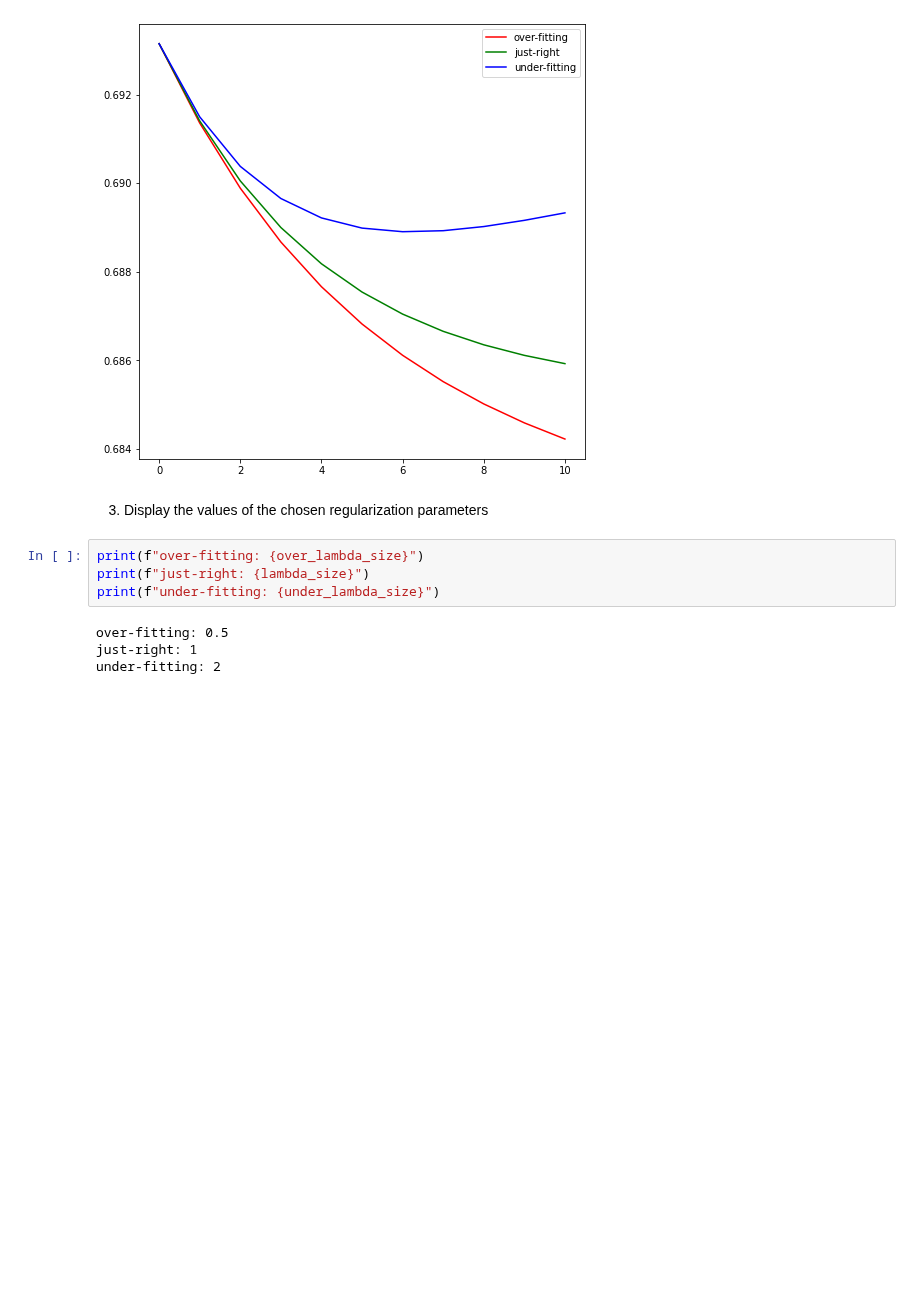
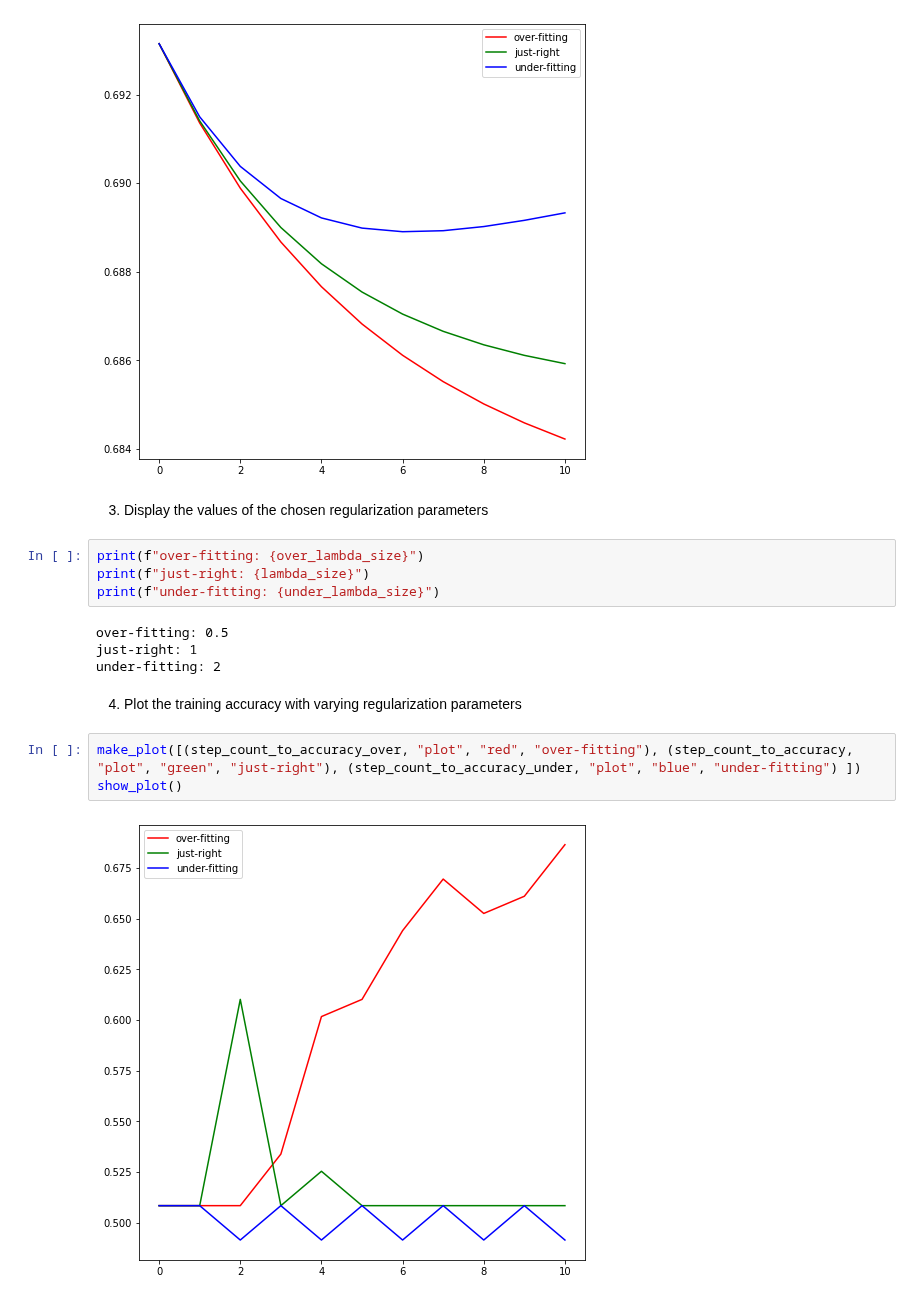
Before and after one commit to pula39/ml-assignment, a Jupyter notebook: ml_assignment7.ipynb, the cells around one changed output. Saved outputs shown, nothing was run; the diff lists cells and outputs as text; blank space fills up the shorter version.

Commit message:
4. Plot the training accuracy with varying regularization parameters

```diff
--- a/ml_assignment7.ipynb
+++ b/ml_assignment7.ipynb
@@ -287,3 +287,10 @@ print(f"under-fitting: {under_lambda_size}")
 over-fitting: 0.5
 just-right: 1
 under-fitting: 2
+# %% [markdown]
+4. Plot the training accuracy with varying regularization parameters
+# %%
+make_plot([(step_count_to_accuracy_over, "plot", "red", "over-fitting"), (step_count_to_accuracy, "plot", "green", "just-right"), (step_count_to_accuracy_under, "plot", "blue", "under-fitting") ])
+show_plot()
+# %% [output]
+[figure, added]
```
